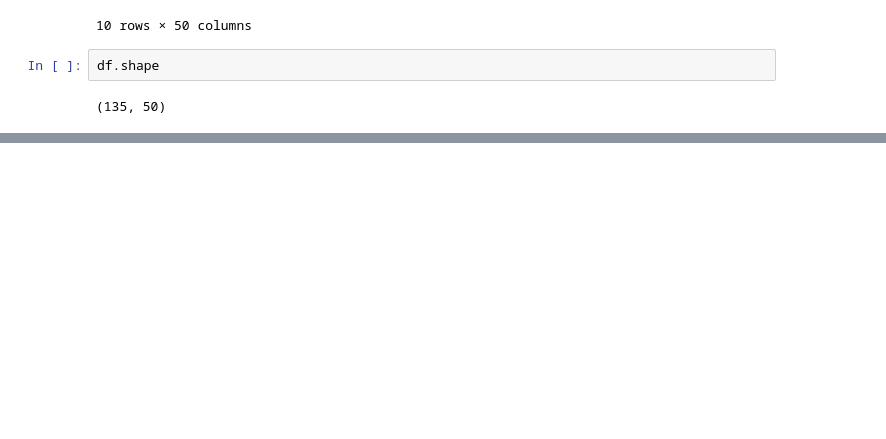
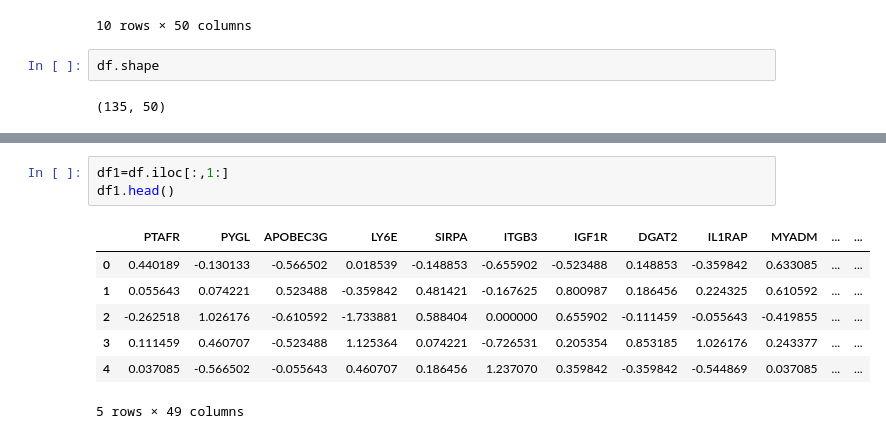
Before and after one commit to cemresvural/KawasakiDisease135, a Jupyter notebook: KawasakiDisease135.ipynb, the cells around one changed output, grey strips where cells are left out. Cells and saved outputs as stored; diff of their text form; blank space fills up the shorter version.

```diff
--- a/KawasakiDisease135.ipynb
+++ b/KawasakiDisease135.ipynb
@@ -24 +64,12 @@ df.shape
+# %%
+df1=df.iloc[:,1:]
+df1.head()
+# %% [output]
+|  | PTAFR | PYGL | APOBEC3G | LY6E | SIRPA | ITGB3 | IGF1R | DGAT2 | IL1RAP | MYADM | ... | ... |
+| 0 | 0.440189 | -0.130133 | -0.566502 | 0.018539 | -0.148853 | -0.655902 | -0.523488 | 0.148853 | -0.359842 | 0.633085 | ... | ... |
+| 1 | 0.055643 | 0.074221 | 0.523488 | -0.359842 | 0.481421 | -0.167625 | 0.800987 | 0.186456 | 0.224325 | 0.610592 | ... | ... |
+| 2 | -0.262518 | 1.026176 | -0.610592 | -1.733881 | 0.588404 | 0.000000 | 0.655902 | -0.111459 | -0.055643 | -0.419855 | ... | ... |
+| 3 | 0.111459 | 0.460707 | -0.523488 | 1.125364 | 0.074221 | -0.726531 | 0.205354 | 0.853185 | 1.026176 | 0.243377 | ... | ... |
+| 4 | 0.037085 | -0.566502 | -0.055643 | 0.460707 | 0.186456 | 1.237070 | 0.359842 | -0.359842 | -0.544869 | 0.037085 | ... | ... |
+5 rows × 49 columns
 # %%
```
Also changed, not shown: parts of 6 cells of this notebook.
